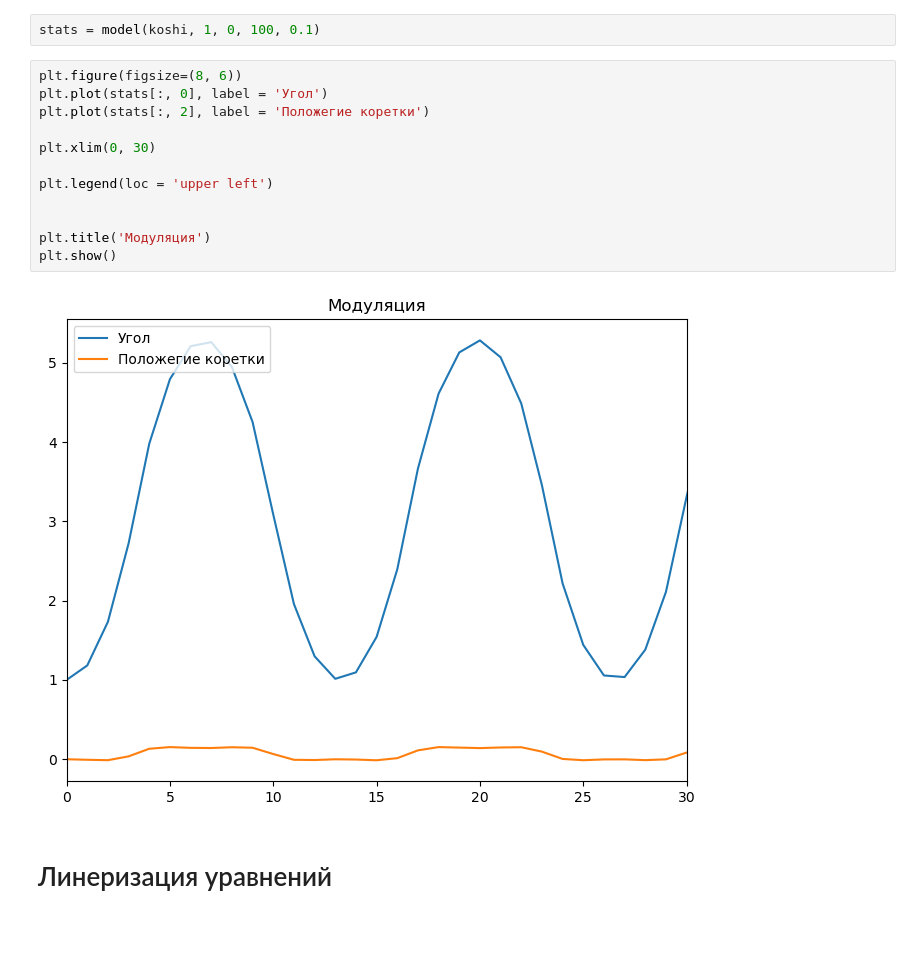
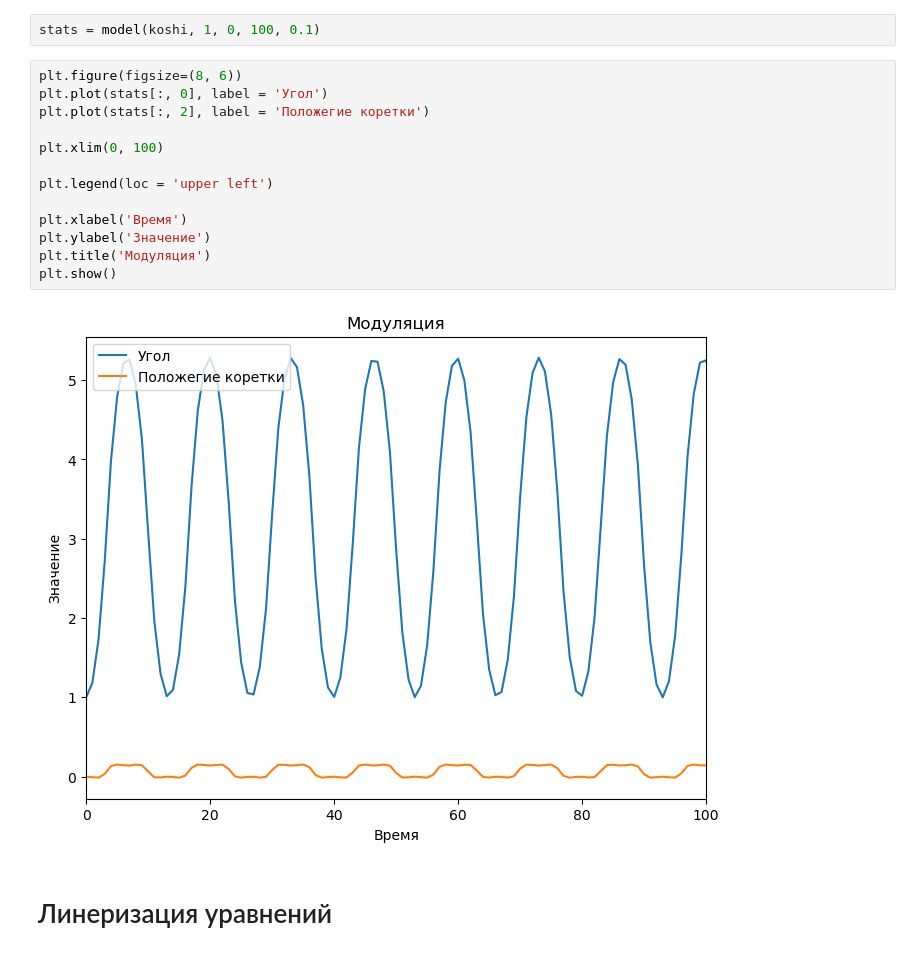
Before and after one commit to Filip-GG/TAU, a Jupyter notebook: kurs/main.ipynb, the cells around one changed output. Cells and saved outputs as stored; diff of their text form; blank space fills up the shorter version.

```diff
--- a/kurs/main.ipynb
+++ b/kurs/main.ipynb
@@ -98,17 +99,18 @@ stats = model(koshi, 1, 0, 100, 0.1)
 # %%
 plt.figure(figsize=(8, 6))
 plt.plot(stats[:, 0], label = 'Угол')
 plt.plot(stats[:, 2], label = 'Положегие коретки')
 
-plt.xlim(0, 30)
+plt.xlim(0, 100)
 
 plt.legend(loc = 'upper left')
 
-
+plt.xlabel('Время')
+plt.ylabel('Значение')
 plt.title('Модуляция')
 plt.show()
 # %% [output]
-[figure, old version]
+[figure, new version]
 # %% [markdown]
 # Линеризация уравнений
 # %% [markdown]
```
Also changed, not shown: parts of 8 cells of this notebook, 2 other files.
